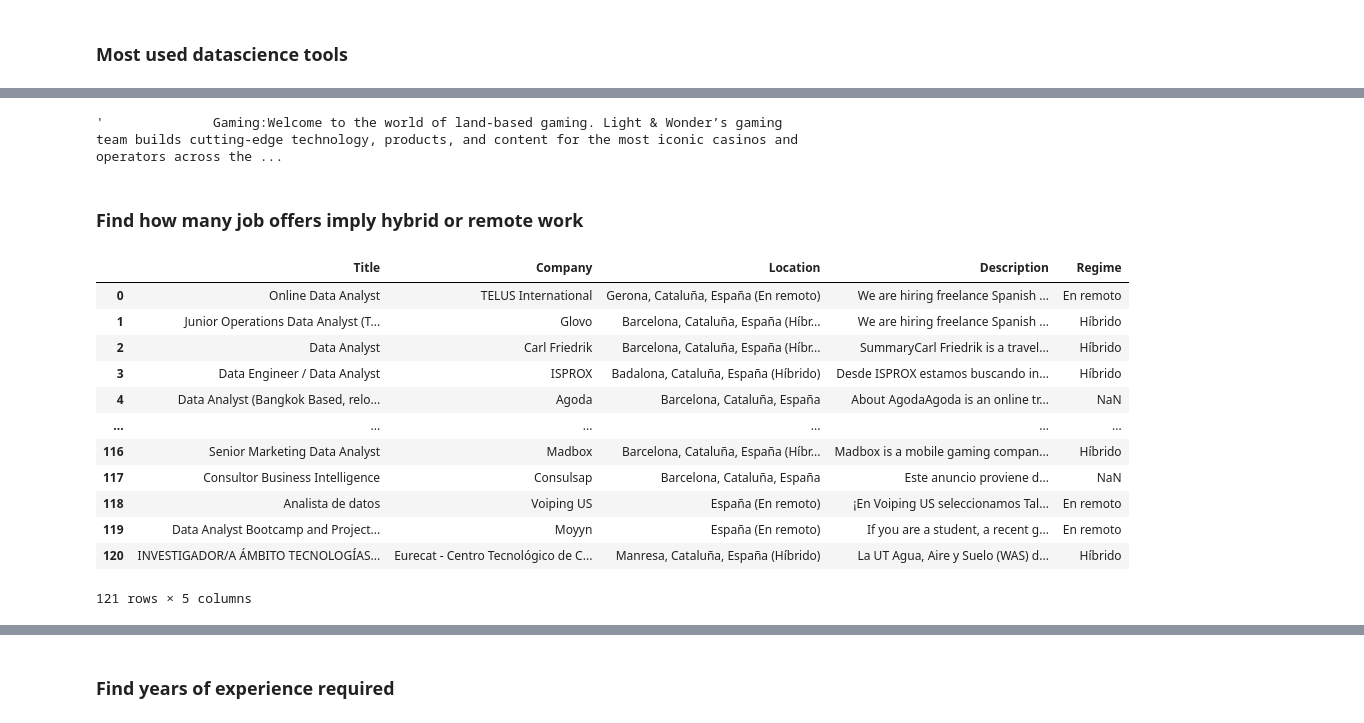
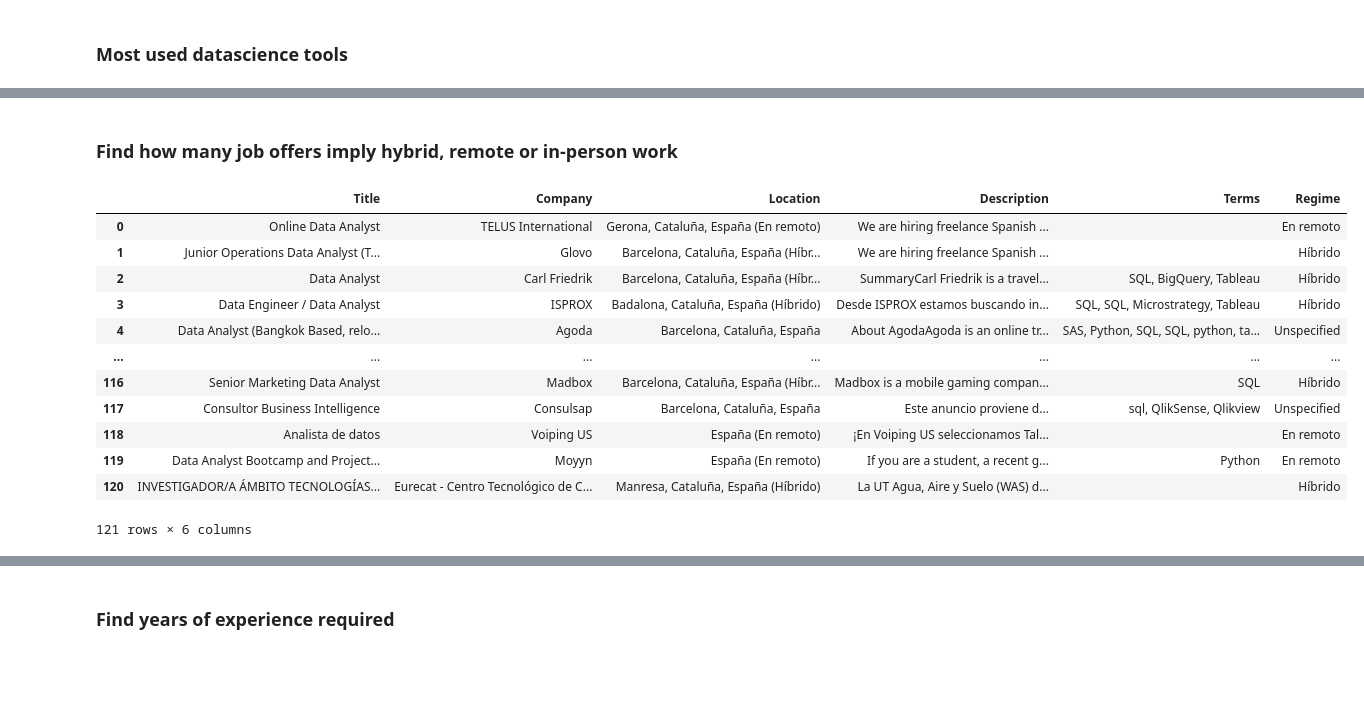
Before and after one commit to RSPdatascience/Linkedin-scraping-datascience, a Jupyter notebook: 2_DataAnalysis/LinkedinOffers.ipynb, the cells around one changed output, grey strips where cells are left out. Saved outputs shown, nothing was run; the diff lists cells and outputs as text; code cells hidden in the pictures; blank space fills up the shorter version.

```diff
--- a/2_DataAnalysis/LinkedinOffers.ipynb
+++ b/2_DataAnalysis/LinkedinOffers.ipynb
@@ -140,35 +147,32 @@ df.iloc[92]['Description']
 # %% [markdown]
 ### Find common datascience terms in the job ooffers
 # %%
+import re
+import pandas as pd
+
 # List of terms
-term_list = ['Excel','Google Sheets','Python','Pyspark', 'Pandas', 'Matplotlib', 'Spark', 'Ray', 'AWS', 'GCP', 'Google Cloud', 'Azure',
+term_list = ['Excel', 'Google Sheets', 'Python', 'Pyspark', 'Pandas', 'Matplotlib', 'Spark', 'Ray', 'AWS', 'GCP', 'Google Cloud', 'Azure',
              'Redshift', 'Snowflake', 'Tensorflow', 'Pytorch', 'JAX', 'SQL', 'Git', 'Github', 'Kubeflow', 'Airflow',
              'Flink', 'Kibana', 'Tableau', 'Transformers', 'SpaCy', 'NLTK', 'RAG', 'Looker Studio', 'Power BI', 'Redshift',
-             'Snowflake', 'Docker', 'Azkaban', 'Docker', 'Kubernetes', 'DAX', 'Visual Basic', 'Scala','SAS', 'Qlik Sense', 'Qlik View',
+             'Snowflake', 'Docker', 'Azkaban', 'Docker', 'Kubernetes', 'DAX', 'Visual Basic', 'Scala', 'SAS', 'Qlik Sense', 'Qlik View',
              'QlikSense', 'QlikView', 'Quicksight', 'Microstrategy', 'Adobe Analytics', 'Google Analytics', 'dbt', 'Matlab',
-            'Periscope', 'Amplitude', 'ContentSquare', 'Bloomreach', 'Databricks', 'Jupyter', 'iPython', 'HubSpot', 'Salesforce',
+             'Periscope', 'Amplitude', 'ContentSquare', 'Bloomreach', 'Databricks', 'Jupyter', 'iPython', 'HubSpot', 'Salesforce',
              'Marketo', 'Dreamdata', 'Snowflake', 'BigQuery'
+]
 
- ]
+# Create a regex pattern for matching terms
+pattern = re.compile(r'\b(?:' + '|'.join(map(re.escape, term_list)) + r')\b', flags=re.IGNORECASE)
 
-term_list1 = term_list + [term.lower() for term in term_list]  # include lowercase versions of the terms
-
-term_list_upper = [term.upper() for term in term_list]
-
-import re
-
-# Function to find matching terms in a text (case-insensitive)
-def find_matching_terms(text, terms):
+# Function to find matching terms in a text
+def find_matching_terms(text):
     if isinstance(text, str):  # Check if the value is a valid string
-        text_lower = text.lower()  # Convert the text to lowercase
-        matching_terms = [term.upper() for term in terms if re.search(r'\b' + re.escape(term.lower()) + r'\b', text_lower)]
+        matching_terms = pattern.findall(text)
         return ', '.join(matching_terms)
     else:
         return ''  # Return an empty string for NaN values
 
 # Create a new column with matching terms
-df['Terms'] = df['Description'].apply(lambda x: find_matching_terms(x, term_list1))
+df['Terms'] = df['Description'].apply(find_matching_terms)
 
-
-df
+df.head(50)
 # %% [output]
@@ -263,26 +280,25 @@ plt.show()
 # %%
 df.iloc[12]['Description']
-# %% [output]
-'              Gaming:Welcome to the world of land-based gaming. Light & Wonder’s gaming team builds cutting-edge technology, products, and content for the most iconic casinos and operators across the ...
 # %% [markdown]
-### Find how many job offers imply hybrid or remote work
+### Find how many job offers imply hybrid, remote or in-person work
 # %%
 df['Regime'] = df['Location'].str.extract(r'\((.*?)\)')
+df['Regime'] = df['Regime'].fillna('Unspecified')
 df
 # %% [output]
-|  | Title | Company | Location | Description | Regime |
-| 0 | Online Data Analyst | TELUS International | Gerona, Cataluña, España (En remoto) | We are hiring freelance Spanish ... | En remoto |
-| 1 | Junior Operations Data Analyst (T... | Glovo | Barcelona, Cataluña, España (Híbr... | We are hiring freelance Spanish ... | Híbrido |
-| 2 | Data Analyst | Carl Friedrik | Barcelona, Cataluña, España (Híbr... | SummaryCarl Friedrik is a travel... | Híbrido |
-| 3 | Data Engineer / Data Analyst | ISPROX | Badalona, Cataluña, España (Híbrido) | Desde ISPROX estamos buscando in... | Híbrido |
-| 4 | Data Analyst (Bangkok Based, relo... | Agoda | Barcelona, Cataluña, España | About AgodaAgoda is an online tr... | NaN |
-| ... | ... | ... | ... | ... | ... |
-| 116 | Senior Marketing Data Analyst | Madbox | Barcelona, Cataluña, España (Híbr... | Madbox is a mobile gaming compan... | Híbrido |
-| 117 | Consultor Business Intelligence | Consulsap | Barcelona, Cataluña, España | Este anuncio proviene d... | NaN |
-| 118 | Analista de datos | Voiping US | España (En remoto) | ¡En Voiping US seleccionamos Tal... | En remoto |
-| 119 | Data Analyst Bootcamp and Project... | Moyyn | España (En remoto) | If you are a student, a recent g... | En remoto |
-| 120 | INVESTIGADOR/A ÁMBITO TECNOLOGÍAS... | Eurecat - Centro Tecnológico de C... | Manresa, Cataluña, España (Híbrido) | La UT Agua, Aire y Suelo (WAS) d... | Híbrido |
+|  | Title | Company | Location | Description | Terms | Regime |
+| 0 | Online Data Analyst | TELUS International | Gerona, Cataluña, España (En remoto) | We are hiring freelance Spanish ... |  | En remoto |
+| 1 | Junior Operations Data Analyst (T... | Glovo | Barcelona, Cataluña, España (Híbr... | We are hiring freelance Spanish ... |  | Híbrido |
+| 2 | Data Analyst | Carl Friedrik | Barcelona, Cataluña, España (Híbr... | SummaryCarl Friedrik is a travel... | SQL, BigQuery, Tableau | Híbrido |
+| 3 | Data Engineer / Data Analyst | ISPROX | Badalona, Cataluña, España (Híbrido) | Desde ISPROX estamos buscando in... | SQL, SQL, Microstrategy, Tableau | Híbrido |
+| 4 | Data Analyst (Bangkok Based, relo... | Agoda | Barcelona, Cataluña, España | About AgodaAgoda is an online tr... | SAS, Python, SQL, SQL, python, ta... | Unspecified |
+| ... | ... | ... | ... | ... | ... | ... |
+| 116 | Senior Marketing Data Analyst | Madbox | Barcelona, Cataluña, España (Híbr... | Madbox is a mobile gaming compan... | SQL | Híbrido |
+| 117 | Consultor Business Intelligence | Consulsap | Barcelona, Cataluña, España | Este anuncio proviene d... | sql, QlikSense, Qlikview | Unspecified |
+| 118 | Analista de datos | Voiping US | España (En remoto) | ¡En Voiping US seleccionamos Tal... |  | En remoto |
+| 119 | Data Analyst Bootcamp and Project... | Moyyn | España (En remoto) | If you are a student, a recent g... | Python | En remoto |
+| 120 | INVESTIGADOR/A ÁMBITO TECNOLOGÍAS... | Eurecat - Centro Tecnológico de C... | Manresa, Cataluña, España (Híbrido) | La UT Agua, Aire y Suelo (WAS) d... |  | Híbrido |
-121 rows × 5 columns
+121 rows × 6 columns
 # %%
 df['Regime'].value_counts()
 # %% [output]
```
Also changed, not shown: parts of 29 cells of this notebook, 7 other files.
